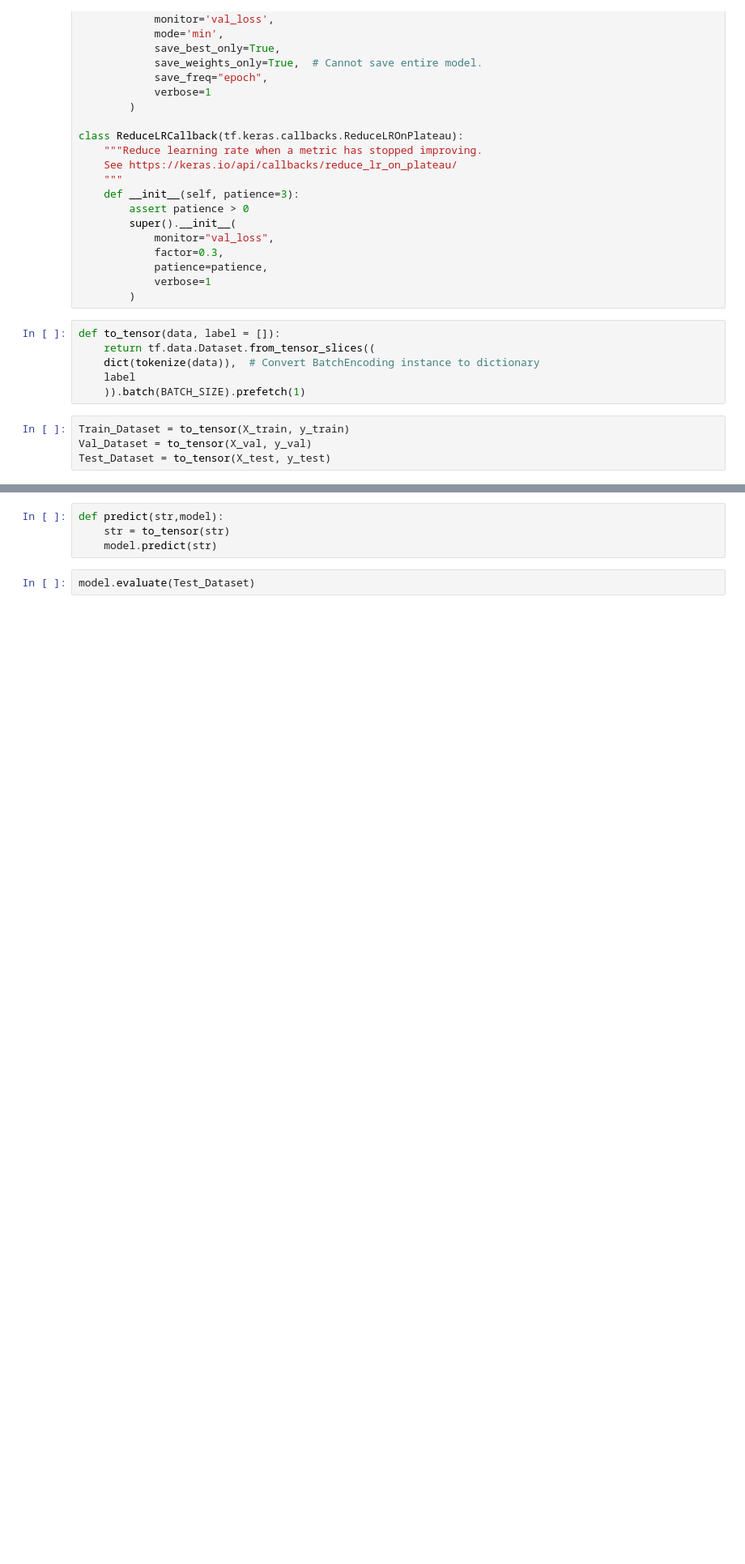
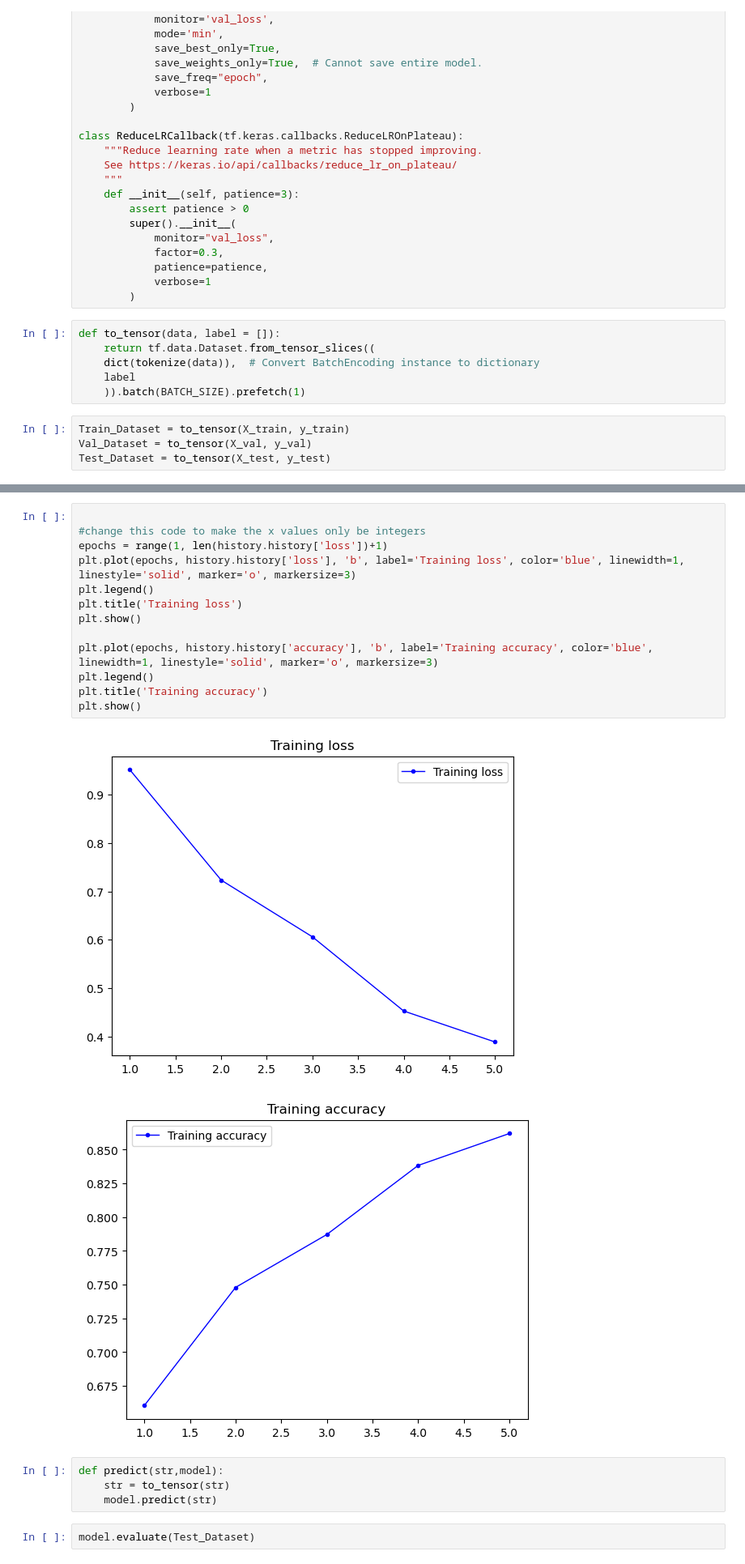
Before and after one commit to laurarimi/IA-project, a Jupyter notebook: Notebooks/MARIO/goemotions.ipynb, the cells around one changed output, grey strips where cells are left out. Shown: that part at 81% size. Cells and saved outputs as stored; diff of their text form; blank space fills up the shorter version.

```diff
--- a/Notebooks/MARIO/goemotions.ipynb
+++ b/Notebooks/MARIO/goemotions.ipynb
@@ -529,4 +529,20 @@ Epoch 5: val_loss did not improve from 0.79902
 Epoch 5: early stopping
+# %%
+
+#change this code to make the x values only be integers
+epochs = range(1, len(history.history['loss'])+1)
+plt.plot(epochs, history.history['loss'], 'b', label='Training loss', color='blue', linewidth=1, linestyle='solid', marker='o', markersize=3)
+plt.legend()
+plt.title('Training loss')
+plt.show()
+
+plt.plot(epochs, history.history['accuracy'], 'b', label='Training accuracy', color='blue', linewidth=1, linestyle='solid', marker='o', markersize=3)
+plt.legend()
+plt.title('Training accuracy')
+plt.show()
+# %% [output]
+[figure, added]
+[figure, added]
 # %%
 def predict(str,model):
     str = to_tensor(str)
```
Also changed, not shown: parts of 12 cells of this notebook, 9 other files.
